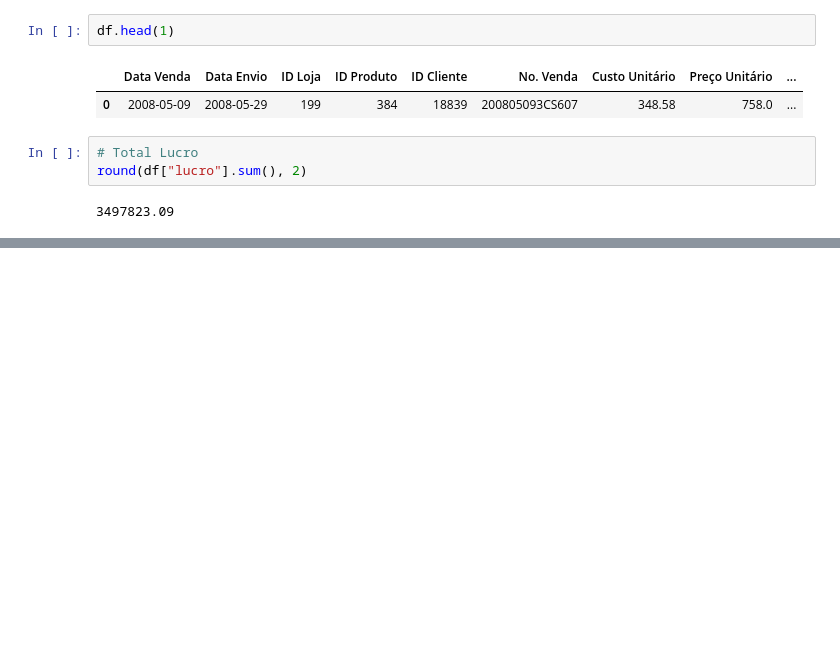
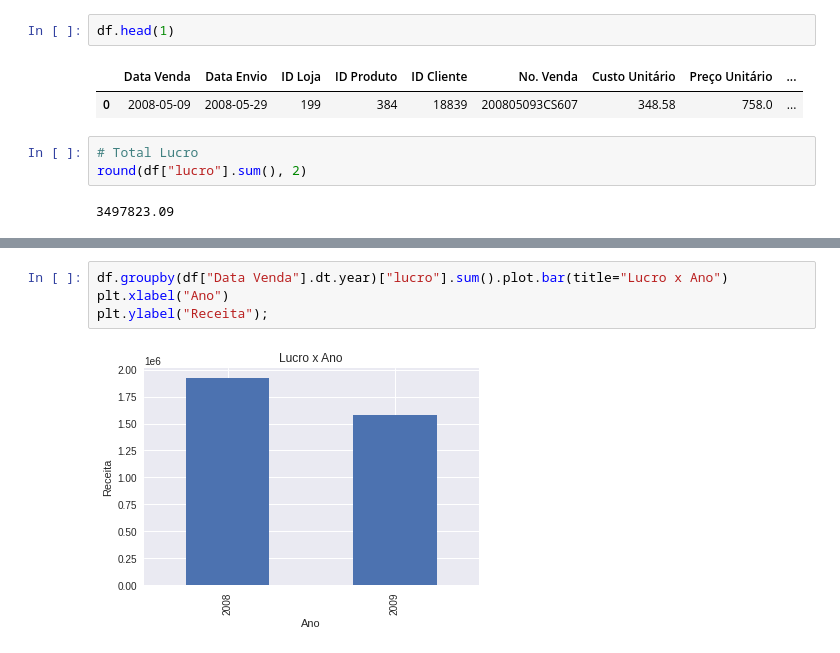
Before and after one commit to calexmatrix/Analise-de-dados-com-Python-e-Pandas, a Jupyter notebook: Aula8_Analise_Exploratoria.ipynb, the cells around one changed output, grey strips where cells are left out. Saved outputs shown, nothing was run; the diff lists cells and outputs as text; blank space fills up the shorter version.

```diff
--- a/Aula8_Analise_Exploratoria.ipynb
+++ b/Aula8_Analise_Exploratoria.ipynb
@@ -88,0 +189,6 @@ df["lucro"] = df["Valor Venda"] - df["custo"]
+# %%
+df.groupby(df["Data Venda"].dt.year)["lucro"].sum().plot.bar(title="Lucro x Ano")
+plt.xlabel("Ano")
+plt.ylabel("Receita");
+# %% [output]
+[figure, added]
```
Also changed, not shown: parts of 26 cells of this notebook.
